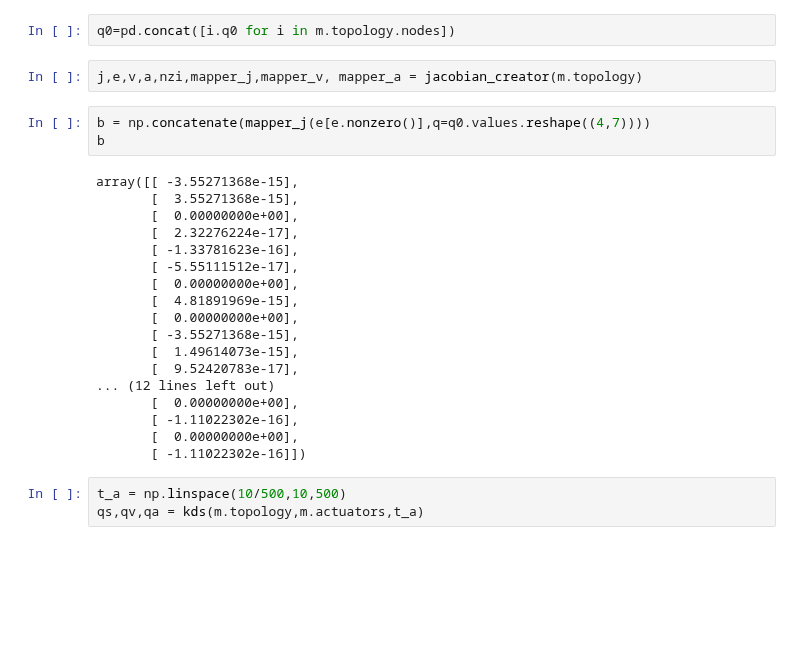
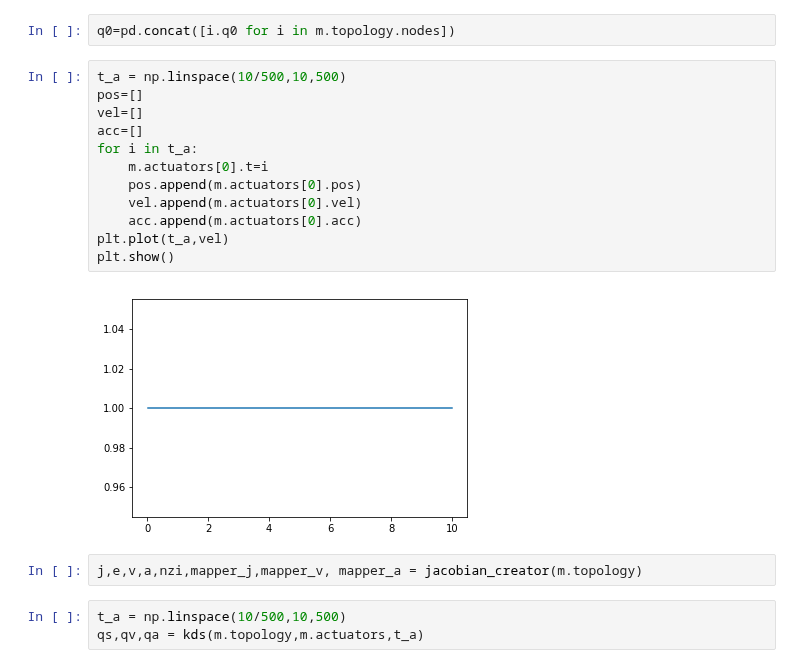
Before and after one commit to khaledghobashy/asurt_cdt, a Jupyter notebook: models/fourbar/fourbar.ipynb, the cells around one changed output. Cells and saved outputs as stored; diff of their text form; blank space fills up the shorter version.

Commit message:
working slider crank with rotational actuator

```diff
--- a/models/fourbar/fourbar.ipynb
+++ b/models/fourbar/fourbar.ipynb
@@ -270,29 +274,22 @@ def kds(topology,actuators,time_array):
     return position_df, velocity_df, acceleration_df
 # %%
 q0=pd.concat([i.q0 for i in m.topology.nodes])
+# %%
+t_a = np.linspace(10/500,10,500)
+pos=[]
+vel=[]
+acc=[]
+for i in t_a:
+    m.actuators[0].t=i
+    pos.append(m.actuators[0].pos)
+    vel.append(m.actuators[0].vel)
+    acc.append(m.actuators[0].acc)
+plt.plot(t_a,vel)
+plt.show()
+# %% [output]
+[figure, added]
 # %%
 j,e,v,a,nzi,mapper_j,mapper_v, mapper_a = jacobian_creator(m.topology)
-# %%
-b = np.concatenate(mapper_j(e[e.nonzero()],q=q0.values.reshape((4,7))))
-b
-# %% [output]
-array([[ -3.55271368e-15],
-       [  3.55271368e-15],
-       [  0.00000000e+00],
-       [  2.32276224e-17],
-       [ -1.33781623e-16],
-       [ -5.55111512e-17],
-       [  0.00000000e+00],
-       [  4.81891969e-15],
-       [  0.00000000e+00],
-       [ -3.55271368e-15],
-       [  1.49614073e-15],
-       [  9.52420783e-17],
-... (12 lines left out)
-       [  0.00000000e+00],
-       [ -1.11022302e-16],
-       [  0.00000000e+00],
-       [ -1.11022302e-16]])
 # %%
 t_a = np.linspace(10/500,10,500)
 qs,qv,qa = kds(m.topology,m.actuators,t_a)
```
Also changed, not shown: parts of 4 cells of this notebook, 3 other files.
